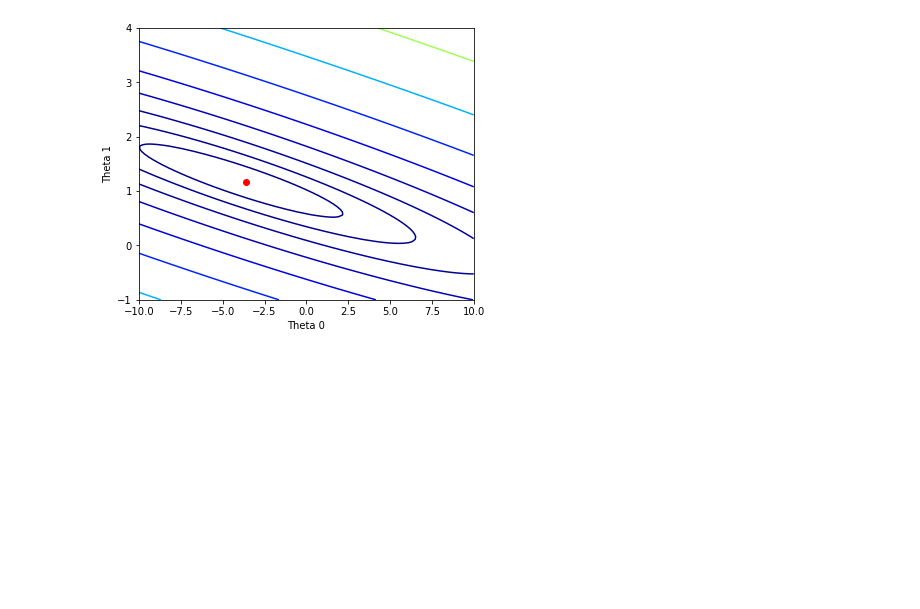
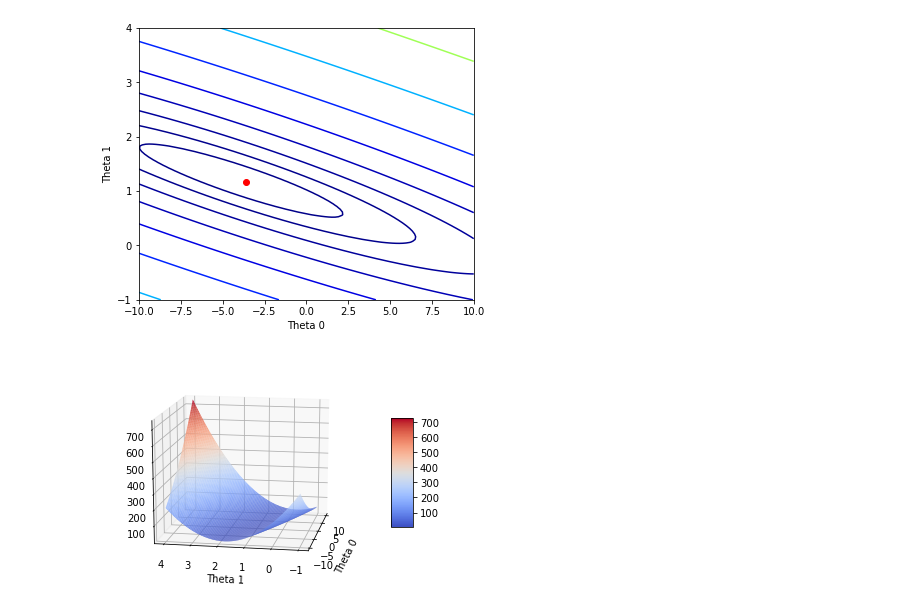
Before and after one commit to angellicacardozo/machine-learning-linear-regression-one-variable, a Jupyter notebook: Gradient Descent.ipynb, the cells around one changed output. Cells and saved outputs as stored; diff of their text form; code cells hidden in the pictures; blank space fills up the shorter version.

Commit message:
Adding surface plot

```diff
--- a/Gradient Descent.ipynb
+++ b/Gradient Descent.ipynb
@@ -93,6 +94,8 @@ print(p)
 78.0150730841
 # %%
 ' Prepare grid interval and theta interval  '
+
+plt.close('all')
 
 interval_0 = np.linspace(-10, 10, 100)
 interval_1 = np.linspace(-1, 4, 100)
@@ -100,15 +103,15 @@ interval_1 = np.linspace(-1, 4, 100)
 (t0, t1) = np.meshgrid(interval_0, interval_1, indexing='xy')
 
 ' Filling costs '
-costs = np.zeros(shape=t0.shape)
+j_history = np.zeros(shape=t0.shape)
 
 ' Generating bidimensional array '
 for (i, j), element in np.ndenumerate(costs):
     theta = np.array([t0[i,j], t1[i,j]])
-    costs[i,j] = cost_function(x, y, theta)
+    j_history[i,j] = cost_function(x, y, theta)
 
 fig1 = plt.figure(figsize=(6,5))
-ax = plt.contour(t0, t1, costs, np.logspace(-2, 3, 20), cmap=plt.cm.jet)
+ax = plt.contour(t0, t1, j_history, np.logspace(-2, 3, 20), cmap=plt.cm.jet)
 plt.scatter(t[0], t[1], c='r')
 
 plt.xlabel('Theta 0')
@@ -117,3 +120,28 @@ plt.ylabel('Theta 1')
 plt.show()
 # %% [output]
 [figure]
+# %%
+' Surface graphics '
+
+plt.close('all')
+
+fig = plt.figure()
+ax = fig.gca( projection='3d')
+
+surf = ax.plot_surface(t0, t1, j_history, rstride=1, cstride=1, alpha=1, cmap=plt.cm.coolwarm)
+
+# Customize the z axis
+zmin = j_history.min()
+zmax = j_history.max()
+
+ax.set_zlim(zmin, zmax)
+ax.view_init(elev=15, azim=190)
+
+plt.xlabel('Theta 0')
+plt.ylabel('Theta 1')
+
+fig.colorbar(surf, shrink=0.5, aspect=5)
+
+plt.show()
+# %% [output]
+[figure, added]
```
Also changed, not shown: parts of 2 cells of this notebook.
